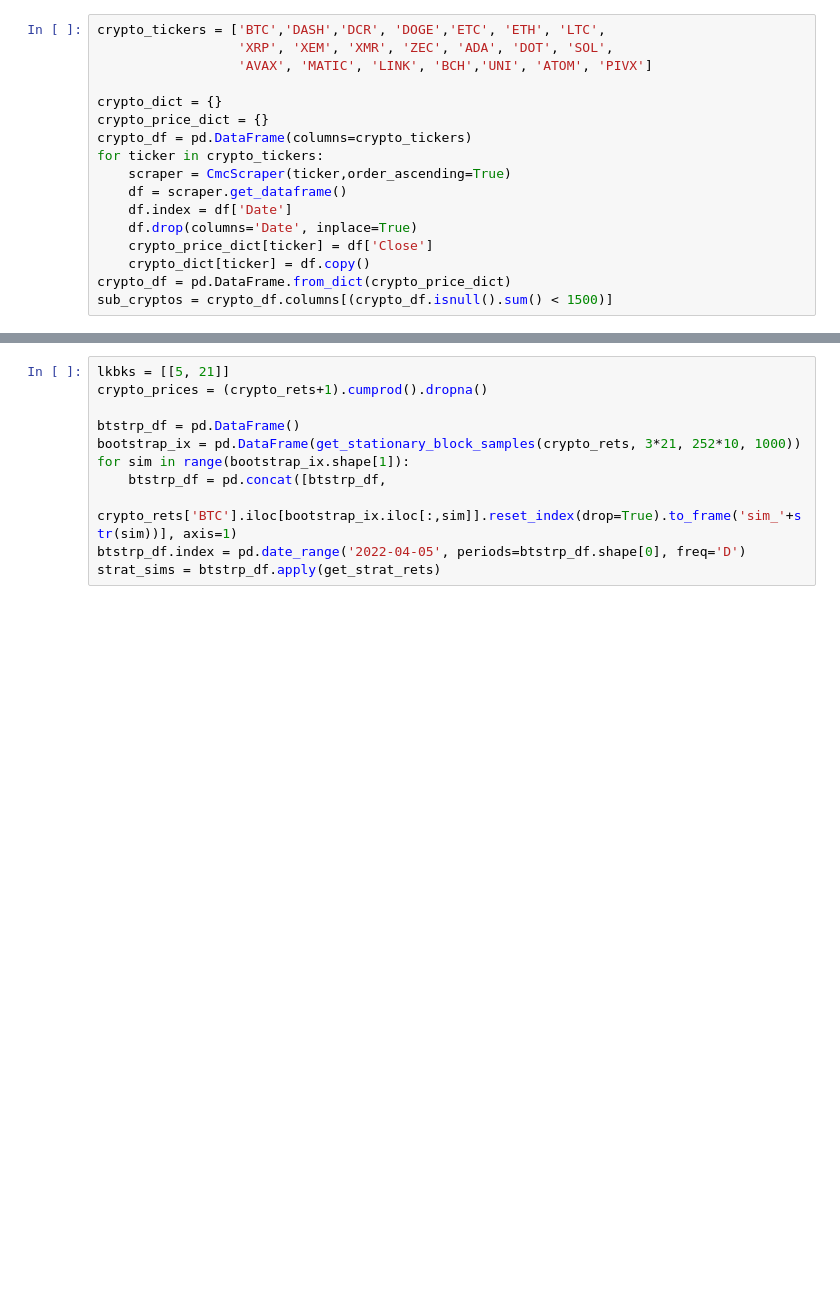
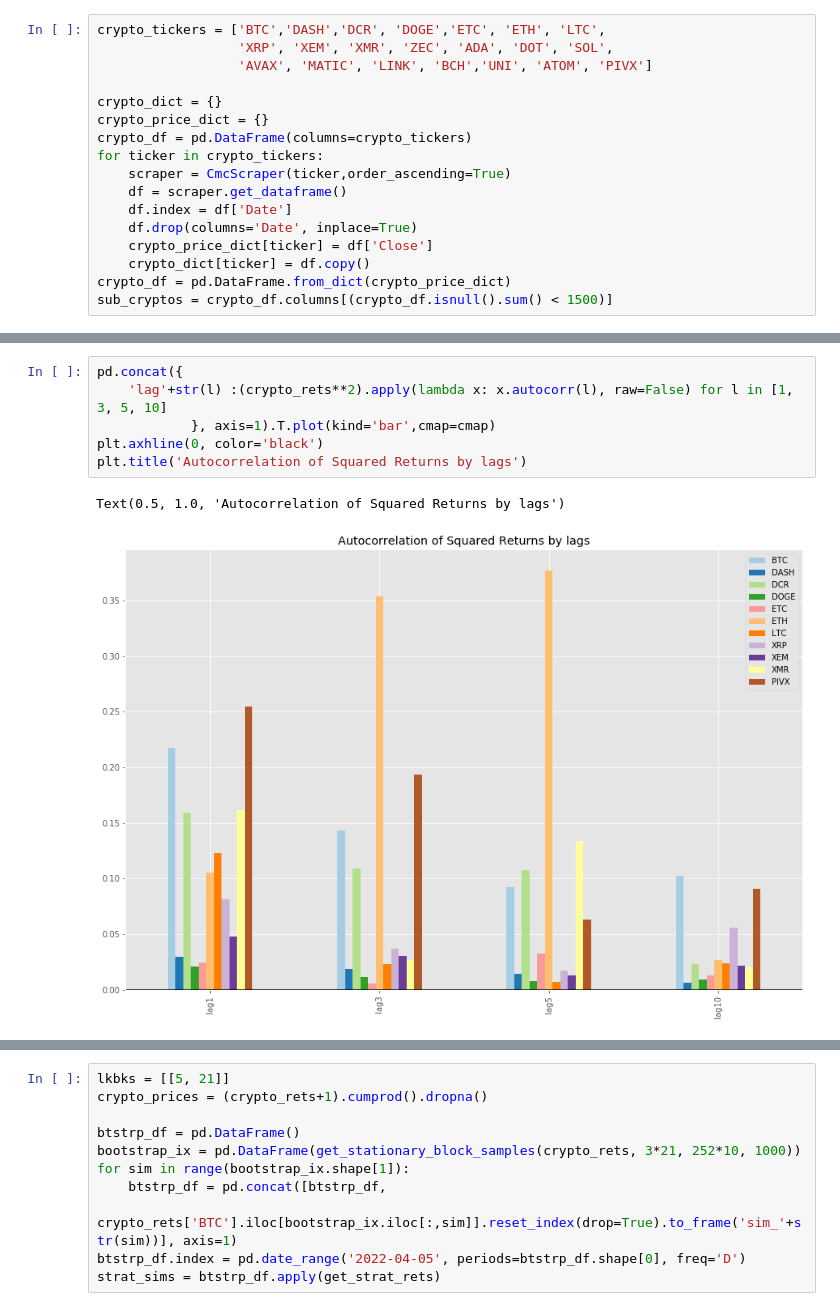
Before and after one commit to sheikhsadik/ProjectNotebooks, a Jupyter notebook: Cryptocurrency Analysis/crypto.ipynb, the cells around one changed output, grey strips where cells are left out. Saved outputs shown, nothing was run; the diff lists cells and outputs as text; blank space fills up the shorter version.

```diff
--- a/Cryptocurrency Analysis/crypto.ipynb
+++ b/Cryptocurrency Analysis/crypto.ipynb
@@ -294,0 +185,9 @@ hurst_df = (crypto_rets+1).cumprod().apply(np.log).rolling(63).apply(sh.get_hurs
+# %%
+pd.concat({
+    'lag'+str(l) :(crypto_rets**2).apply(lambda x: x.autocorr(l), raw=False) for l in [1, 3, 5, 10]
+            }, axis=1).T.plot(kind='bar',cmap=cmap)
+plt.axhline(0, color='black')
+plt.title('Autocorrelation of Squared Returns by lags')
+# %% [output]
+Text(0.5, 1.0, 'Autocorrelation of Squared Returns by lags')
+[figure, added]
```
Also changed, not shown: parts of 15 cells of this notebook.
